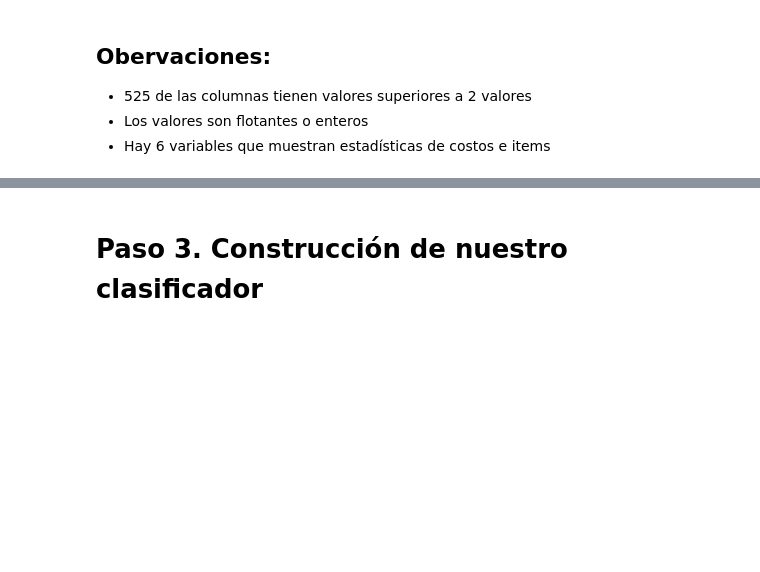
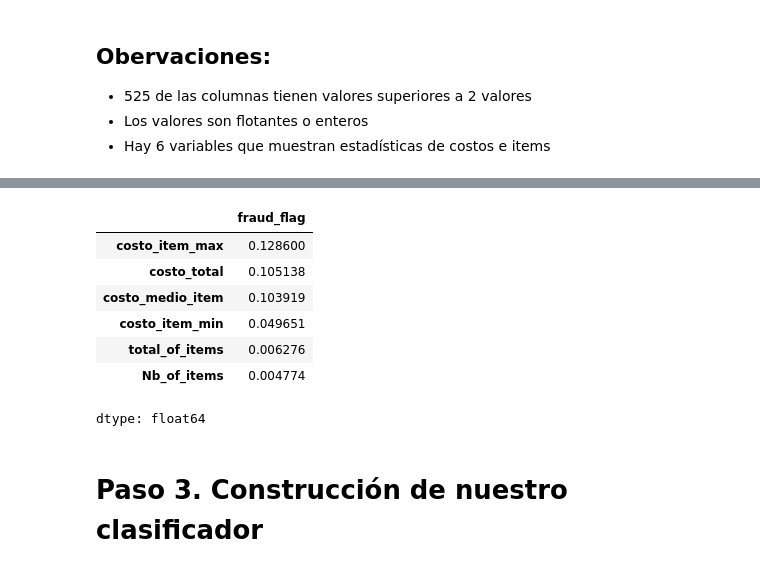
Before and after one commit to VictorRegueira/VARR_Bourbaki, a Jupyter notebook: WorkingAnalyst/Mod1/VARR_WorkingAnalyst_Mod1_Clasificacion.ipynb, the cells around one changed output, grey strips where cells are left out. Cells and saved outputs as stored; diff of their text form; code cells hidden in the pictures; blank space fills up the shorter version.

```diff
--- a/WorkingAnalyst/Mod1/VARR_WorkingAnalyst_Mod1_Clasificacion.ipynb
+++ b/WorkingAnalyst/Mod1/VARR_WorkingAnalyst_Mod1_Clasificacion.ipynb
@@ -210,3 +243,23 @@ dtype: int64
+# %%
+# Calculate the correlation matrix
+correlation_matrix = cost_data.corr()
+
+# Get the correlation with 'fraud_flag'
+correlation_with_fraud = correlation_matrix['fraud_flag'].abs().sort_values(ascending=False)
+
+# Select the top 20 variables
+top_20_correlated = correlation_with_fraud[1:21]  # Exclude 'fraud_flag' itself
+
+top_20_correlated
+# %% [output]
+|  | fraud_flag |
+| costo_item_max | 0.128600 |
+| costo_total | 0.105138 |
+| costo_medio_item | 0.103919 |
+| costo_item_min | 0.049651 |
+| total_of_items | 0.006276 |
+| Nb_of_items | 0.004774 |
+dtype: float64
 # %% [markdown]
 # Paso 3. Construcción de nuestro clasificador
 # %% [markdown]
```
Also changed, not shown: parts of 20 cells of this notebook.
